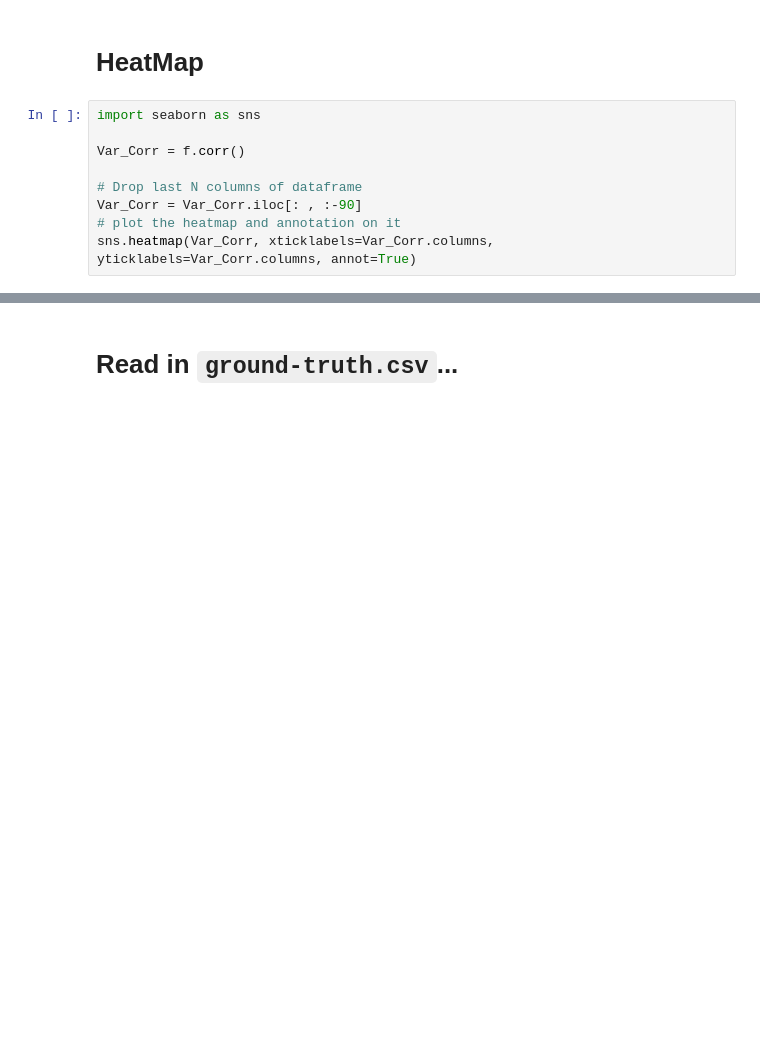
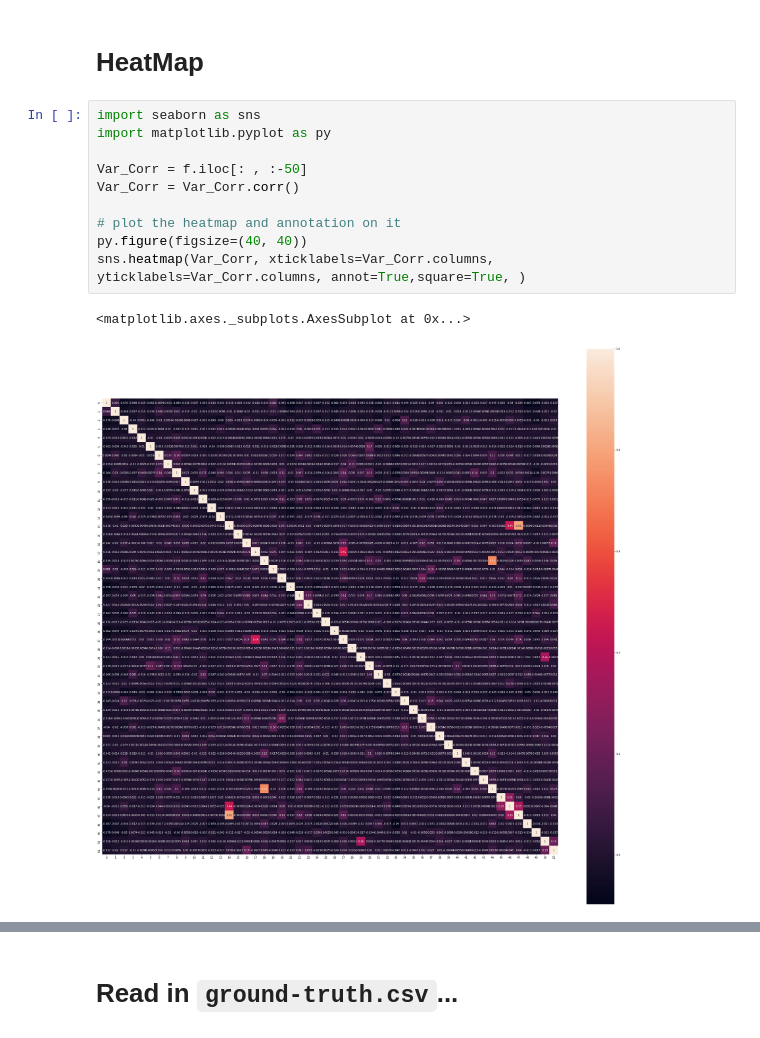
Before and after one commit to fergal303/fergal303, a Jupyter notebook: DaProjcet.ipynb, the cells around one changed output, grey strips where cells are left out. Cells and saved outputs as stored; diff of their text form; blank space fills up the shorter version.

Commit message:
Added Heatmap

```diff
--- a/DaProjcet.ipynb
+++ b/DaProjcet.ipynb
@@ -63,10 +63,14 @@ f.head()
 # HeatMap
 # %%
 import seaborn as sns
+import matplotlib.pyplot as py
 
-Var_Corr = f.corr()
+Var_Corr = f.iloc[: , :-50]
+Var_Corr = Var_Corr.corr()
 
-# Drop last N columns of dataframe
-Var_Corr = Var_Corr.iloc[: , :-90]
 # plot the heatmap and annotation on it
-sns.heatmap(Var_Corr, xticklabels=Var_Corr.columns, yticklabels=Var_Corr.columns, annot=True)
+py.figure(figsize=(40, 40))
+sns.heatmap(Var_Corr, xticklabels=Var_Corr.columns, yticklabels=Var_Corr.columns, annot=True,square=True, )
+# %% [output]
+<matplotlib.axes._subplots.AxesSubplot at 0x...>
+[figure, added]
```
Also changed, not shown: parts of 1 cell of this notebook.
